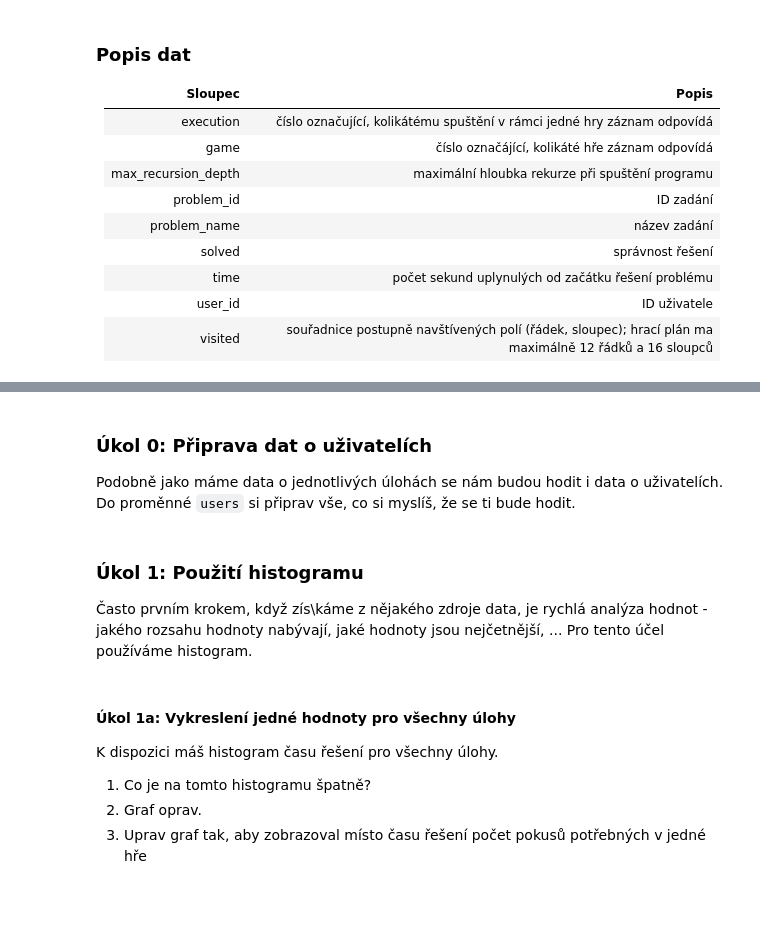
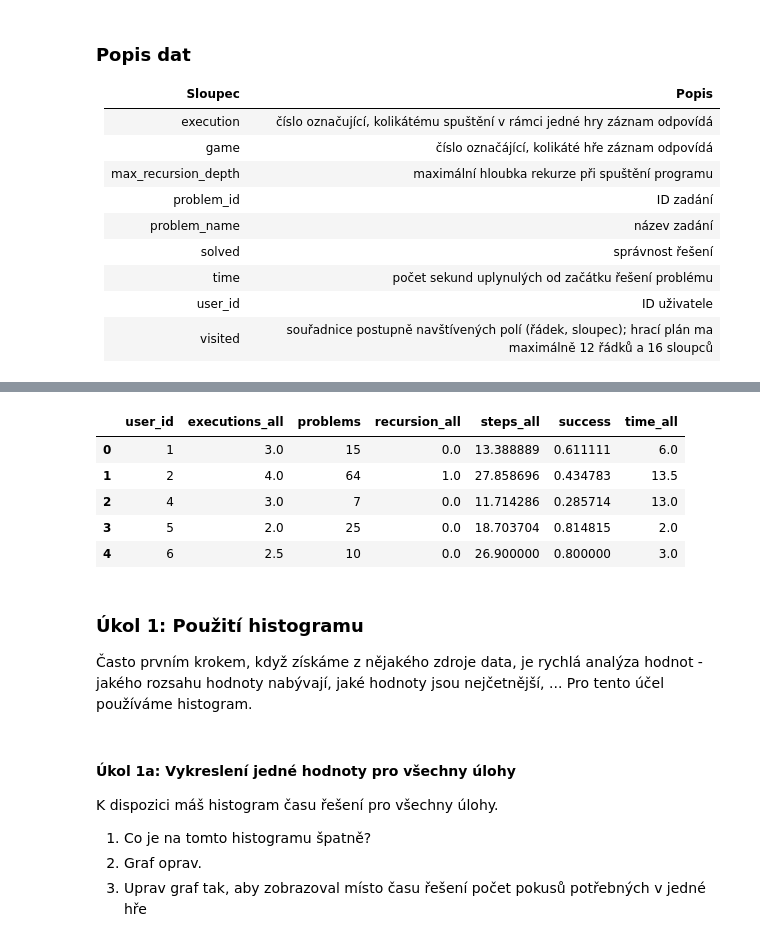
Before and after one commit to adaptive-learning/data-science-workshop, a Jupyter notebook: workshop.ipynb, the cells around one changed output, grey strips where cells are left out. Cells and saved outputs as stored; diff of their text form; code cells hidden in the pictures; blank space fills up the shorter version.

```diff
--- a/workshop.ipynb
+++ b/workshop.ipynb
@@ -119,13 +117,30 @@ problems.head()
 | 2 | 638 | Trénink barev | 3.0 | 3.0 | 2.0 | 0.0 | ... |
 | 3 | 639 | Cik cak | 4.0 | 4.0 | 5.0 | 1.0 | ... |
 | 4 | 640 | Schody | 3.0 | 3.0 | 3.0 | 0.0 | ... |
-# %% [markdown]
-### Úkol 0: Připrava dat o uživatelích
-Podobně jako máme data o jednotlivých úlohách se nám budou hodit i data o uživatelích. Do proměnné `users` si připrav vše, co si myslíš, že se ti bude hodit.
+# %%
+# dale si pripravime data tykajici se jednotlivych uzivatelu
+def _apply_users(group):
+    return pd.DataFrame([{
+        'success': group['solved'].mean(),
+        'time_all': group['time'].median(),
+        'problems': len(group['problem_id'].unique()),
+        'executions_all': group['execution'].median(),
+        'steps_all': group['steps'].mean(),
+        'recursion_all': group['max_recursion_depth'].median(),
+    }])
+users = programs.groupby(['user_id']).apply(_apply_users).reset_index().drop(['level_1'], axis=1)
+users.head()
+# %% [output]
+|  | user_id | executions_all | problems | recursion_all | steps_all | success | time_all |
+| 0 | 1 | 3.0 | 15 | 0.0 | 13.388889 | 0.611111 | 6.0 |
+| 1 | 2 | 4.0 | 64 | 1.0 | 27.858696 | 0.434783 | 13.5 |
+| 2 | 4 | 3.0 | 7 | 0.0 | 11.714286 | 0.285714 | 13.0 |
+| 3 | 5 | 2.0 | 25 | 0.0 | 18.703704 | 0.814815 | 2.0 |
+| 4 | 6 | 2.5 | 10 | 0.0 | 26.900000 | 0.800000 | 3.0 |
 # %% [markdown]
 ### Úkol 1: Použití histogramu
 
-Často prvním krokem, když zís\káme z nějakého zdroje data, je rychlá analýza hodnot - jakého rozsahu hodnoty nabývají, jaké hodnoty jsou nejčetnější, ... Pro tento účel používáme histogram.
+Často prvním krokem, když získáme z nějakého zdroje data, je rychlá analýza hodnot - jakého rozsahu hodnoty nabývají, jaké hodnoty jsou nejčetnější, ... Pro tento účel používáme histogram.
 # %% [markdown]
 #### Úkol 1a: Vykreslení jedné hodnoty pro všechny úlohy
 K dispozici máš histogram času řešení pro všechny úlohy.
```
Also changed, not shown: parts of 11 cells of this notebook.
